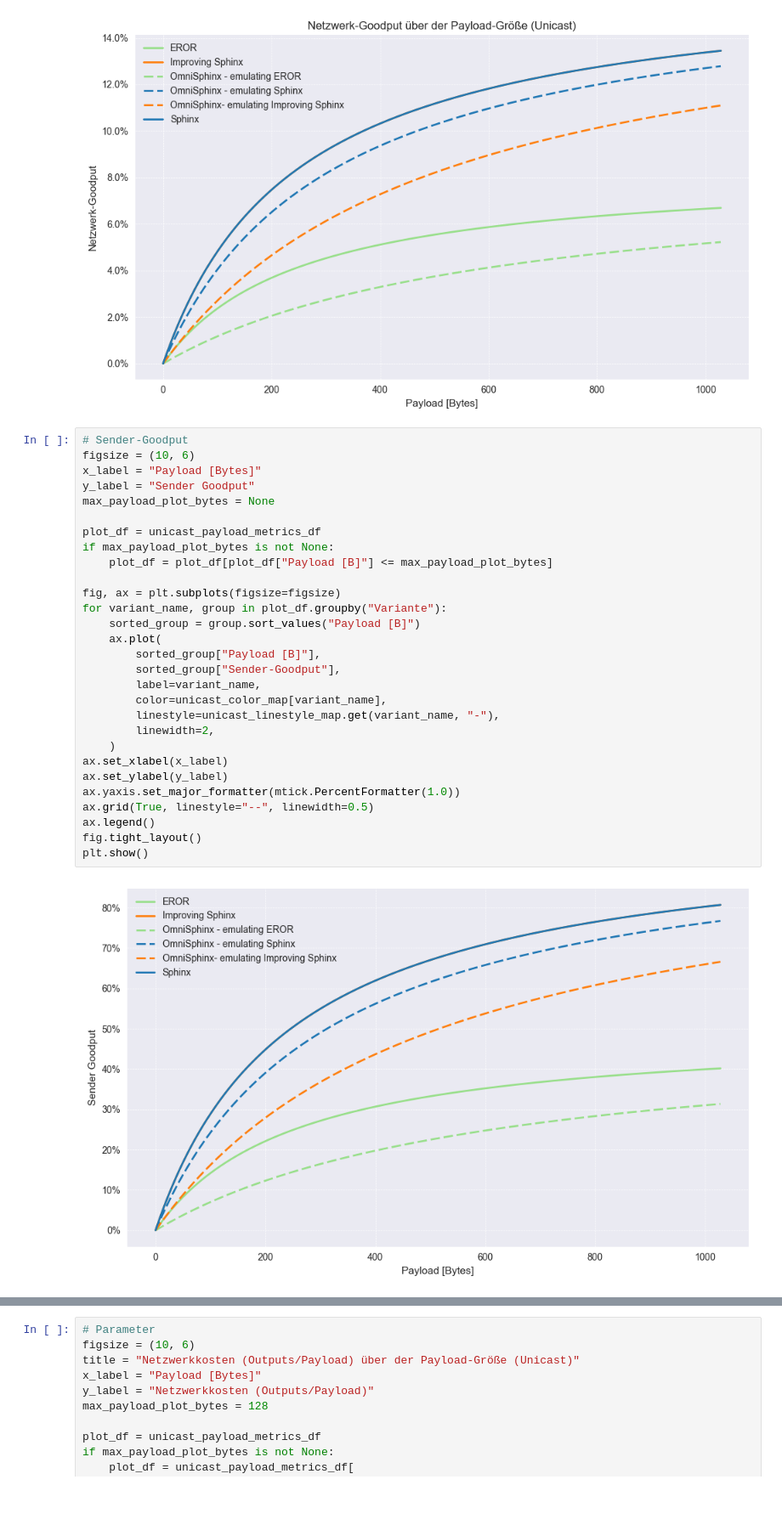
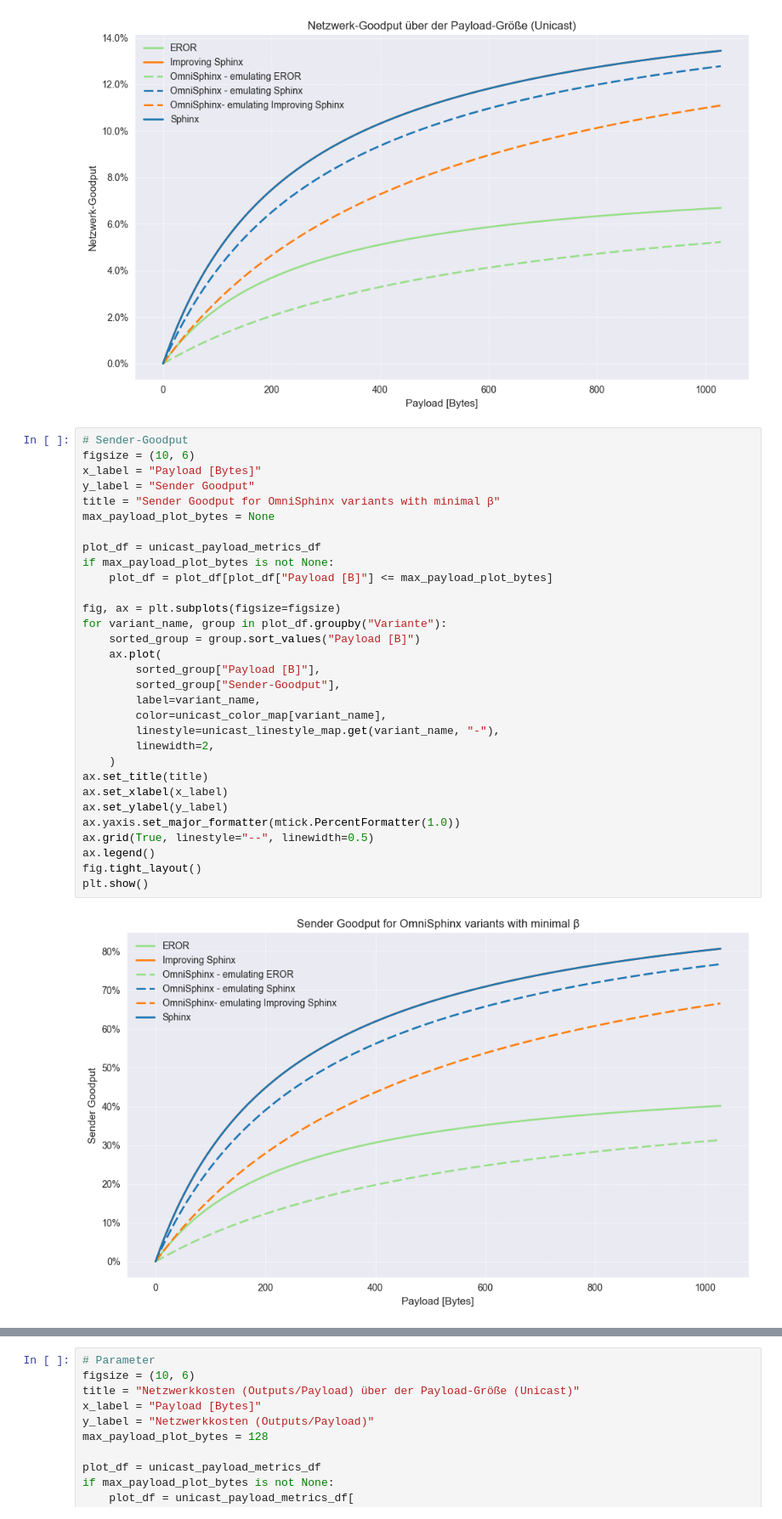
Before and after one commit to kit-ps/OmniSphinx, a Jupyter notebook: size_evaluation.ipynb, the cells around one changed output, grey strips where cells are left out. Shown at 85% size. Cells and saved outputs as stored; diff of their text form.

Commit message:
Include fixed Beta plot

```diff
--- a/size_evaluation.ipynb
+++ b/size_evaluation.ipynb
@@ -1113,34 +1113,36 @@ plt.show()
 # %%
 # Sender-Goodput
 figsize = (10, 6)
 x_label = "Payload [Bytes]"
 y_label = "Sender Goodput"
+title = "Sender Goodput for OmniSphinx variants with minimal β"
 max_payload_plot_bytes = None
 
 plot_df = unicast_payload_metrics_df
 if max_payload_plot_bytes is not None:
     plot_df = plot_df[plot_df["Payload [B]"] <= max_payload_plot_bytes]
 
 fig, ax = plt.subplots(figsize=figsize)
 for variant_name, group in plot_df.groupby("Variante"):
     sorted_group = group.sort_values("Payload [B]")
     ax.plot(
         sorted_group["Payload [B]"],
         sorted_group["Sender-Goodput"],
         label=variant_name,
         color=unicast_color_map[variant_name],
         linestyle=unicast_linestyle_map.get(variant_name, "-"),
         linewidth=2,
     )
+ax.set_title(title)
 ax.set_xlabel(x_label)
 ax.set_ylabel(y_label)
 ax.yaxis.set_major_formatter(mtick.PercentFormatter(1.0))
 ax.grid(True, linestyle="--", linewidth=0.5)
 ax.legend()
 fig.tight_layout()
 plt.show()
 # %% [output]
-[figure, old version]
+[figure, new version]
 # %%
 # Sender-Goodput mit EROR-β für OmniSphinx-Varianten
 figsize = (10, 6)
```
Also changed, not shown: parts of 1 cell of this notebook.
